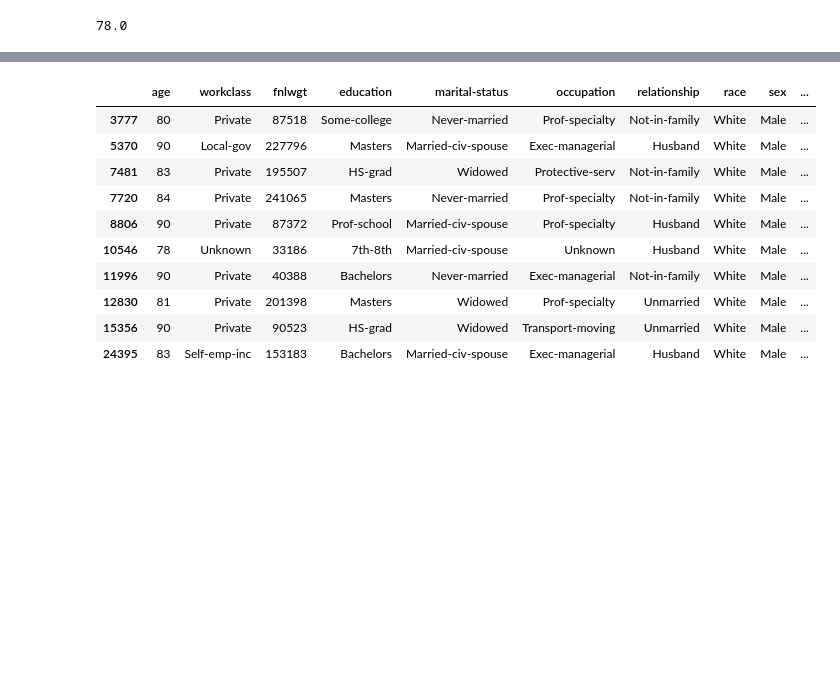
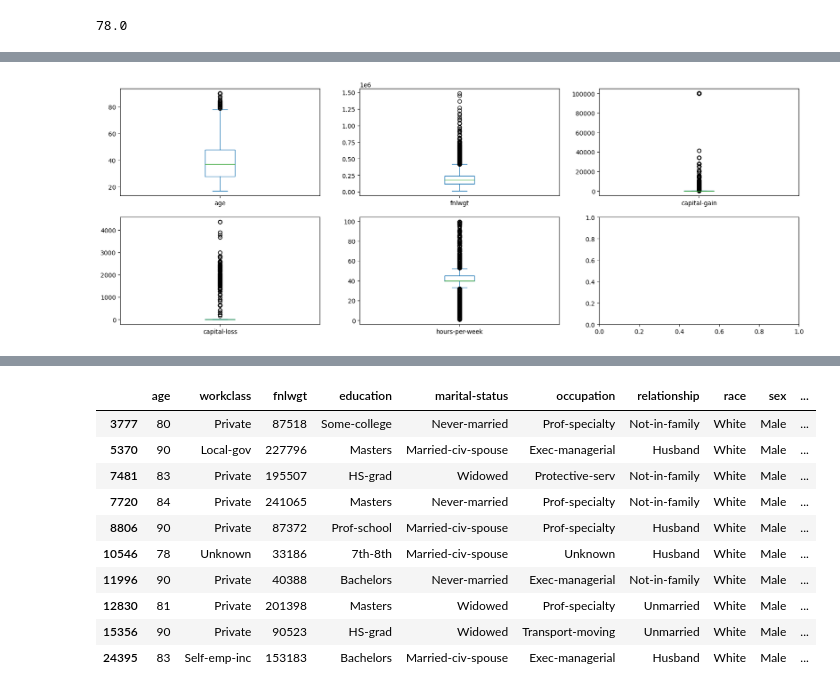
Before and after one commit to Yusuf5001/DA-with-Python, a Jupyter notebook: EDA Project/DAwPy-EDA Project- (Analyze US Citizens)-Student_empty-Copy1.ipynb, the cells around one changed output, grey strips where cells are left out. Drawn from its saved outputs; the diff is of its cells as text; code cells hidden in the pictures; blank space fills up the shorter version.

```diff
--- a/EDA Project/DAwPy-EDA Project- (Analyze US Citizens)-Student_empty-Copy1.ipynb
+++ b/EDA Project/DAwPy-EDA Project- (Analyze US Citizens)-Student_empty-Copy1.ipynb
@@ -513,6 +541,20 @@ for column in df.select_dtypes('number').columns:
         y = 0
 # %% [output]
 [figure]
+# %%
+fig ,ax = plt.subplots(2,3,figsize=(20,7))
+x = 0
+y = 0
+for column in df.select_dtypes('number').columns:
+
+    df[column].plot(kind = "box", ax = ax[x,y])
+    if y < 2:
+        y += 1
+    else:
+        x += 1
+        y = 0
+# %% [output]
+[figure, added]
 # %%
 df[(df["hours-per-week"] == 99)].sample(10)
 # %% [output]
```
Also changed, not shown: parts of 41 cells of this notebook.
